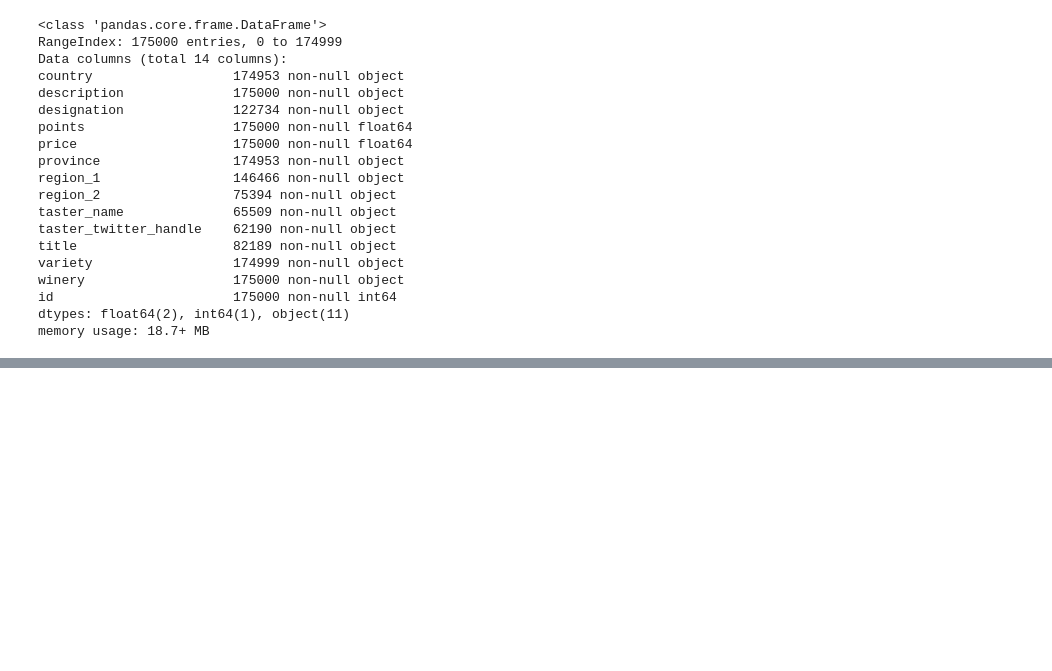
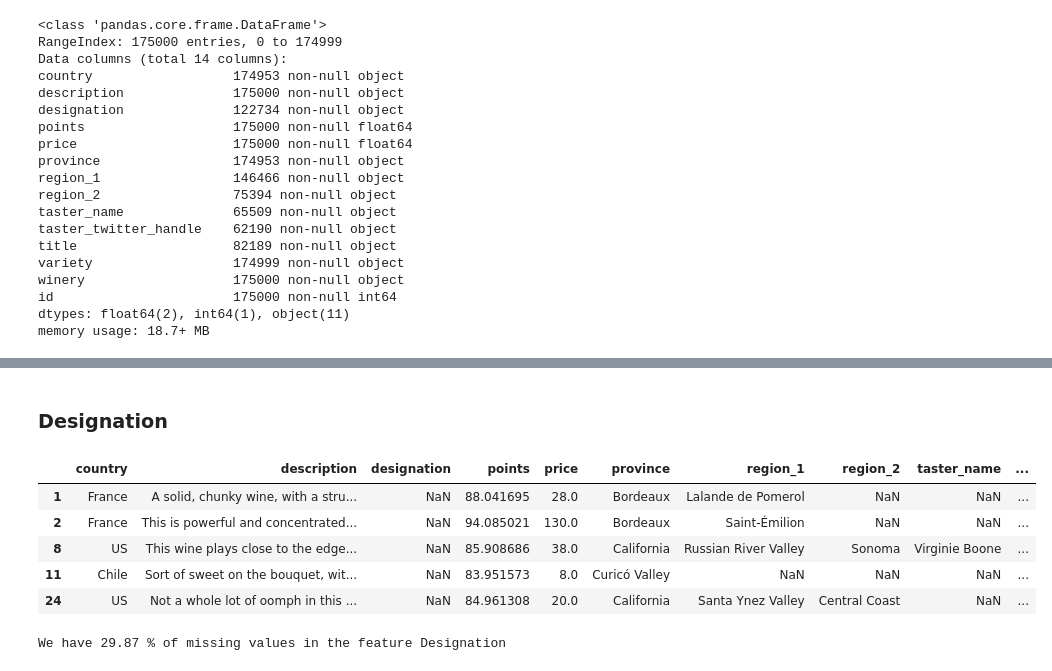
Before and after one commit to KANUBALAD/Group_One, a Jupyter notebook: Group 1.ipynb, the cells around one changed output, grey strips where cells are left out. Cells and saved outputs as stored; diff of their text form; code cells hidden in the pictures; blank space fills up the shorter version.

```diff
--- a/Group 1.ipynb
+++ b/Group 1.ipynb
@@ -106,0 +184,15 @@ Name: country, dtype: int64
+# %% [markdown]
+### Designation
+# %%
+train[train.designation.isnull()].head()
+# %% [output]
+|  | country | description | designation | points | price | province | region_1 | region_2 | taster_name | ... |
+| 1 | France | A solid, chunky wine, with a stru... | NaN | 88.041695 | 28.0 | Bordeaux | Lalande de Pomerol | NaN | NaN | ... |
+| 2 | France | This is powerful and concentrated... | NaN | 94.085021 | 130.0 | Bordeaux | Saint-Émilion | NaN | NaN | ... |
+| 8 | US | This wine plays close to the edge... | NaN | 85.908686 | 38.0 | California | Russian River Valley | Sonoma | Virginie Boone | ... |
+| 11 | Chile | Sort of sweet on the bouquet, wit... | NaN | 83.951573 | 8.0 | Curicó Valley | NaN | NaN | NaN | ... |
+| 24 | US | Not a whole lot of oomph in this ... | NaN | 84.961308 | 20.0 | California | Santa Ynez Valley | Central Coast | NaN | ... |
+# %%
+ print("We have {:.4} % of missing values in the feature Designation".format(train.designation.isnull().sum()*100/train.index.nunique()))
+# %% [output]
+We have 29.87 % of missing values in the feature Designation
```
Also changed, not shown: parts of 58 cells of this notebook.
